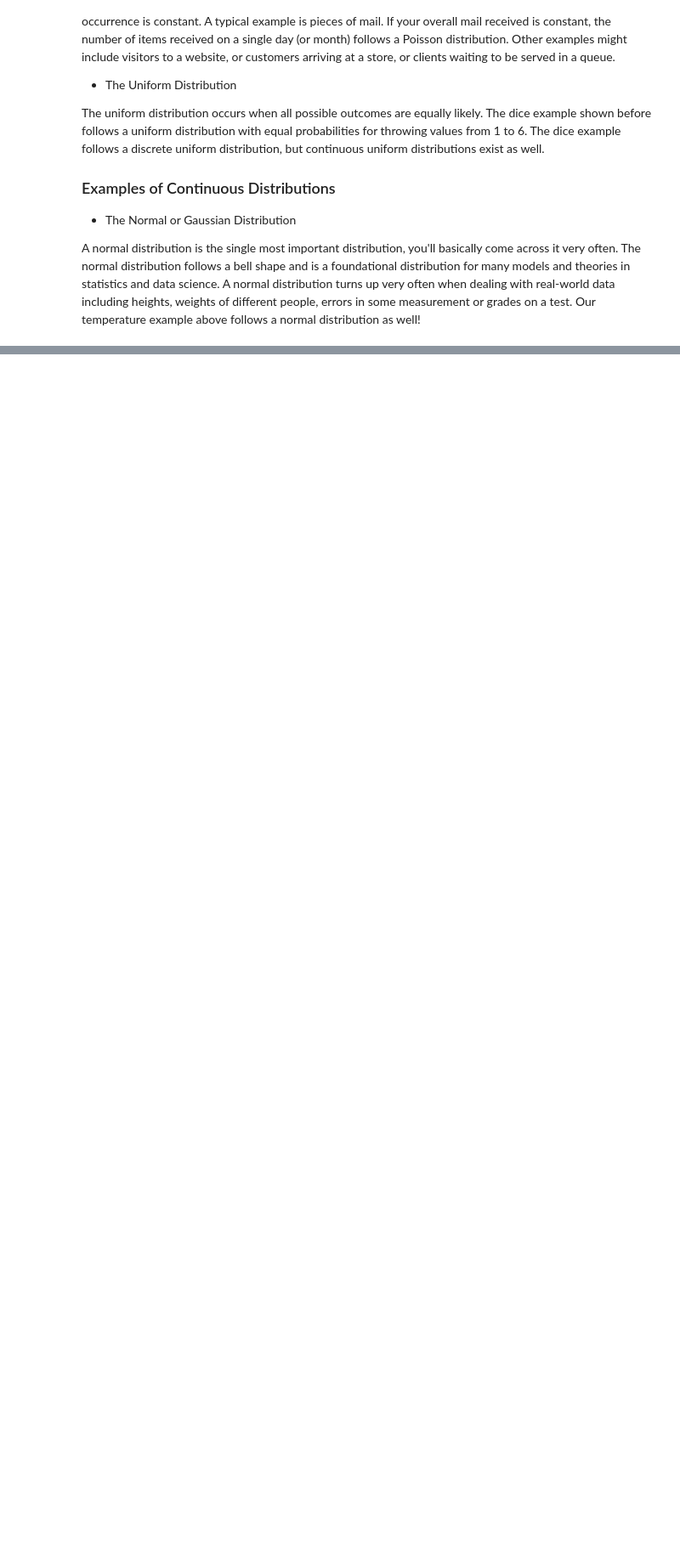
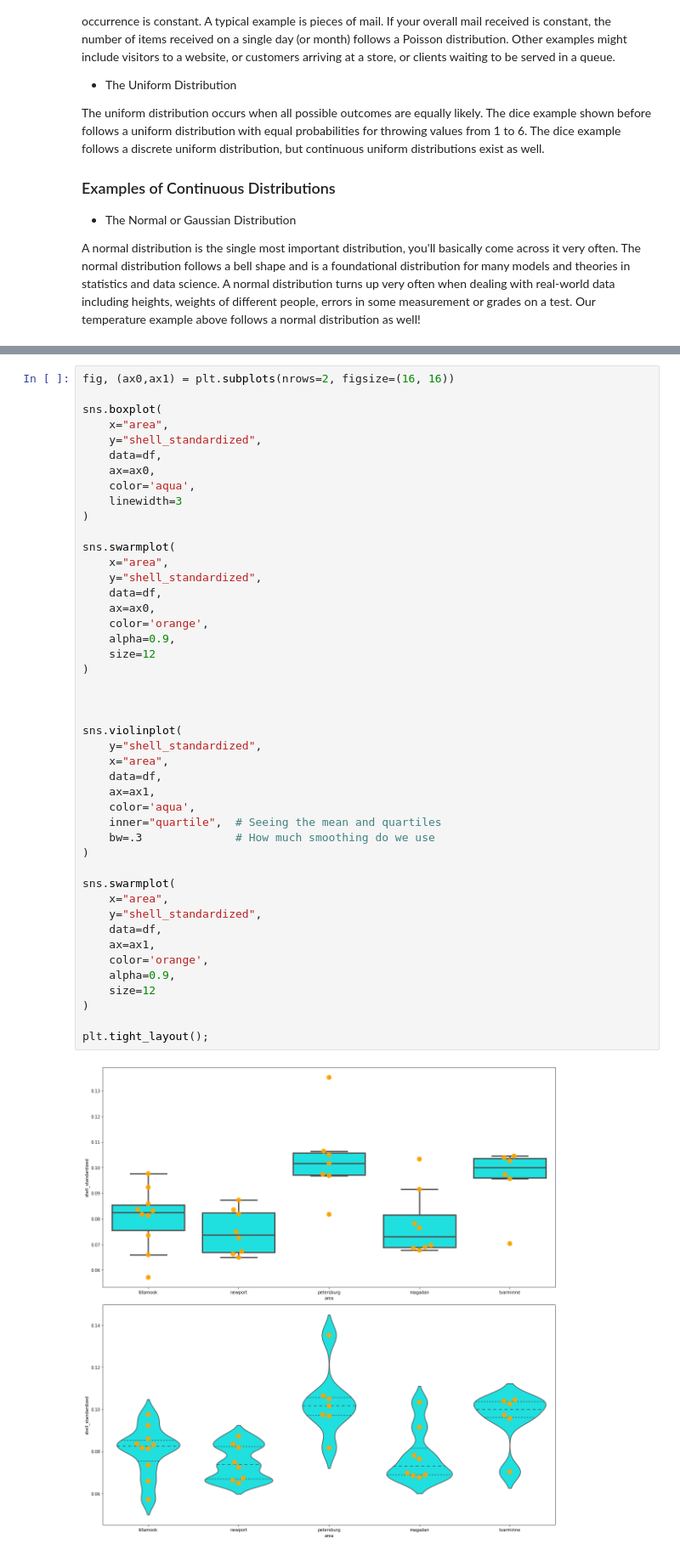
Before and after one commit to jamesleemeredith/Data-Science-Notes, a Jupyter notebook: Cheatsheet.ipynb, the cells around one changed output, grey strips where cells are left out. Shown at 85% size. Saved outputs shown, nothing was run; the diff lists cells and outputs as text; blank space fills up the shorter version.

```diff
--- a/Cheatsheet.ipynb
+++ b/Cheatsheet.ipynb
@@ -522,0 +744,47 @@ A normal distribution is the single most important distribution, you'll basicall
+# %%
+fig, (ax0,ax1) = plt.subplots(nrows=2, figsize=(16, 16))
+
+sns.boxplot(
+    x="area",
+    y="shell_standardized",
+    data=df,
+    ax=ax0,
+    color='aqua',
+    linewidth=3
+)
+
+sns.swarmplot(
+    x="area",
+    y="shell_standardized",
+    data=df,
+    ax=ax0,
+    color='orange',
+    alpha=0.9,
+    size=12
+)
+
+
+
+sns.violinplot(
+    y="shell_standardized",
+    x="area",
+    data=df,
+    ax=ax1,
+    color='aqua',
+    inner="quartile",  # Seeing the mean and quartiles
+    bw=.3              # How much smoothing do we use
+)
+
+sns.swarmplot(
+    x="area",
+    y="shell_standardized",
+    data=df,
+    ax=ax1,
+    color='orange',
+    alpha=0.9,
+    size=12
+)
+
+plt.tight_layout();
+# %% [output]
+[figure, added]
```
Also changed, not shown: parts of 35 cells of this notebook, 2 other files.
